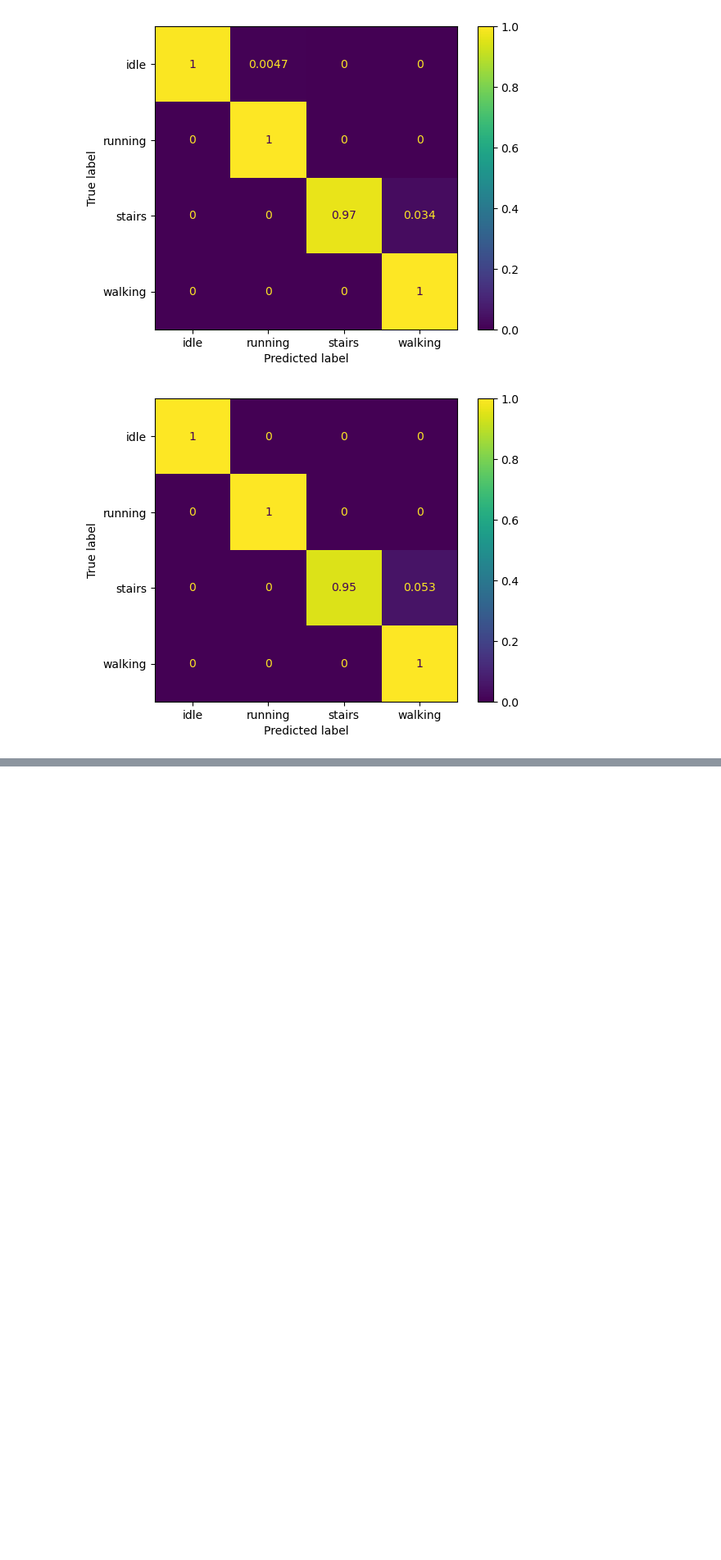
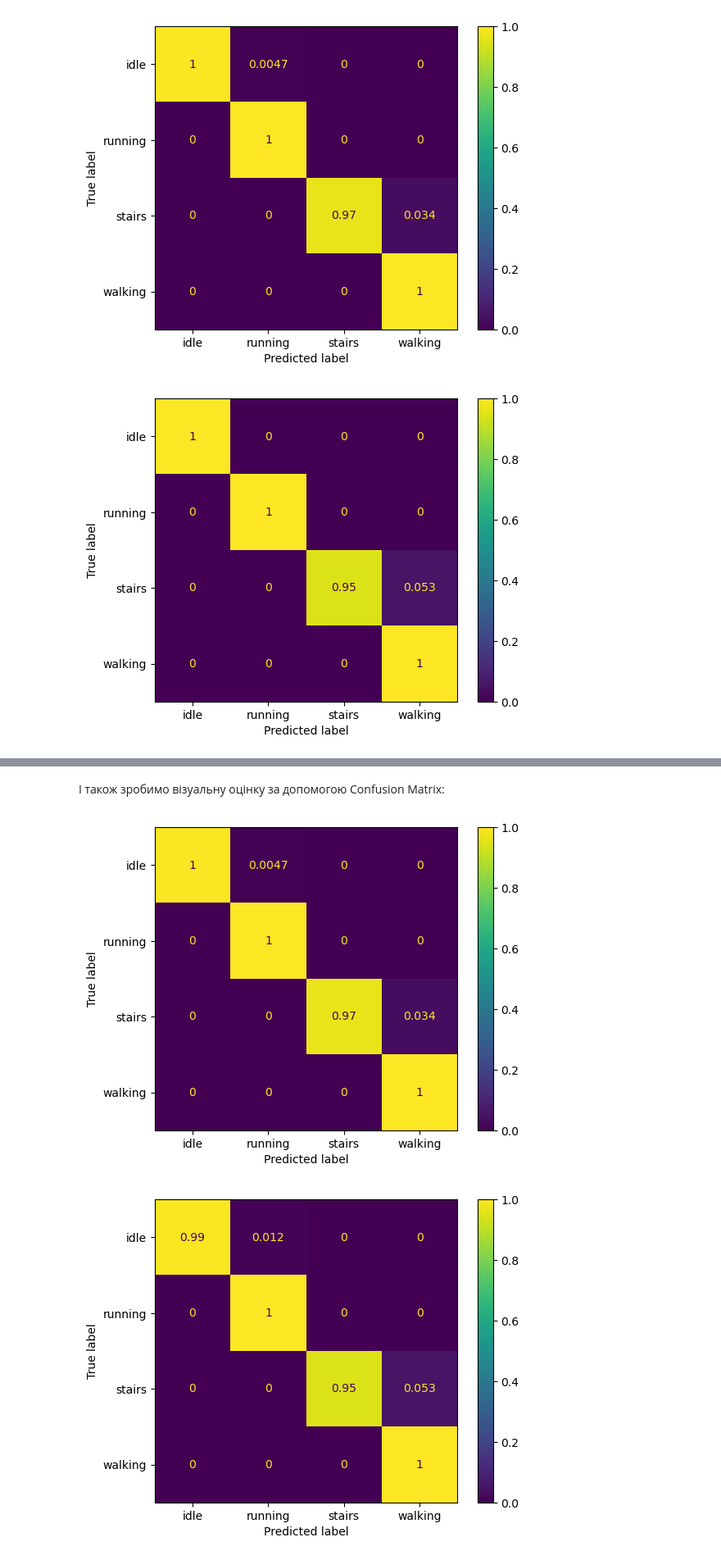
Before and after one commit to Korniev/Data-Sciense, a Jupyter notebook: hw_05/hw_05.ipynb, the cells around one changed output, grey strips where cells are left out. Shown at 82% size. Drawn from its saved outputs; the diff is of its cells as text; code cells hidden in the pictures; blank space fills up the shorter version.

```diff
--- a/hw_05/hw_05.ipynb
+++ b/hw_05/hw_05.ipynb
@@ -193,8 +193,8 @@ X_train, X_test, y_train, y_test = train_test_split(X, y, test_size=0.33, random
 # %% [markdown]
 Тепер застосуємо метод Support Vector Machine для тренування нашої моделі:
 # %%
-svc_clf = SVC(kernel='linear', C=1.0, random_state=42)
-svc_clf.fit(X_train, y_train)
+svc_linear_clf = SVC(kernel='linear', C=1.0, random_state=42)
+svc_linear_clf.fit(X_train, y_train)
 # %% [output]
 SVC(kernel='linear', random_state=42)
 # %% [markdown]
@@ -230,0 +233,3 @@ matrix_test=ConfusionMatrixDisplay.from_estimator(svc_clf, X_test, y_test, norma
+# %%
+svc_rbf_clf = SVC(kernel='rbf', random_state=42)
+svc_rbf_clf.fit(X_train, y_train)
@@ -230,0 +259,8 @@ matrix_test=ConfusionMatrixDisplay.from_estimator(svc_clf, X_test, y_test, norma
+# %% [markdown]
+І також зробимо візуальну оцінку за допомогою Confusion Matrix:
+# %%
+matrix_train=ConfusionMatrixDisplay.from_estimator(svc_rbf_clf, X_train, y_train, normalize='true')
+matrix_test=ConfusionMatrixDisplay.from_estimator(svc_rbf_clf, X_test, y_test, normalize='true')
+# %% [output]
+[figure, added]
+[figure, added]
```
Also changed, not shown: parts of 5 cells of this notebook.
